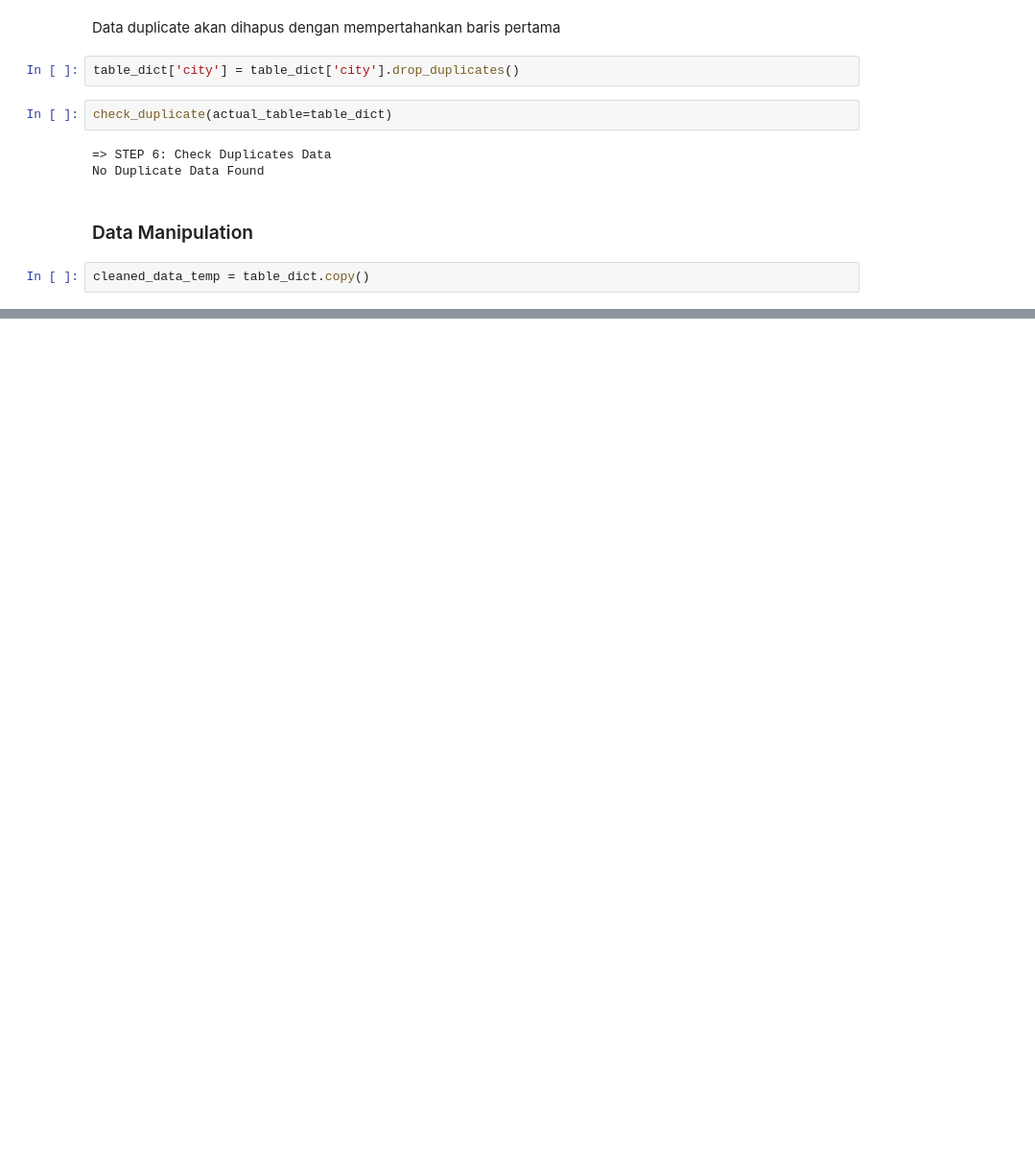
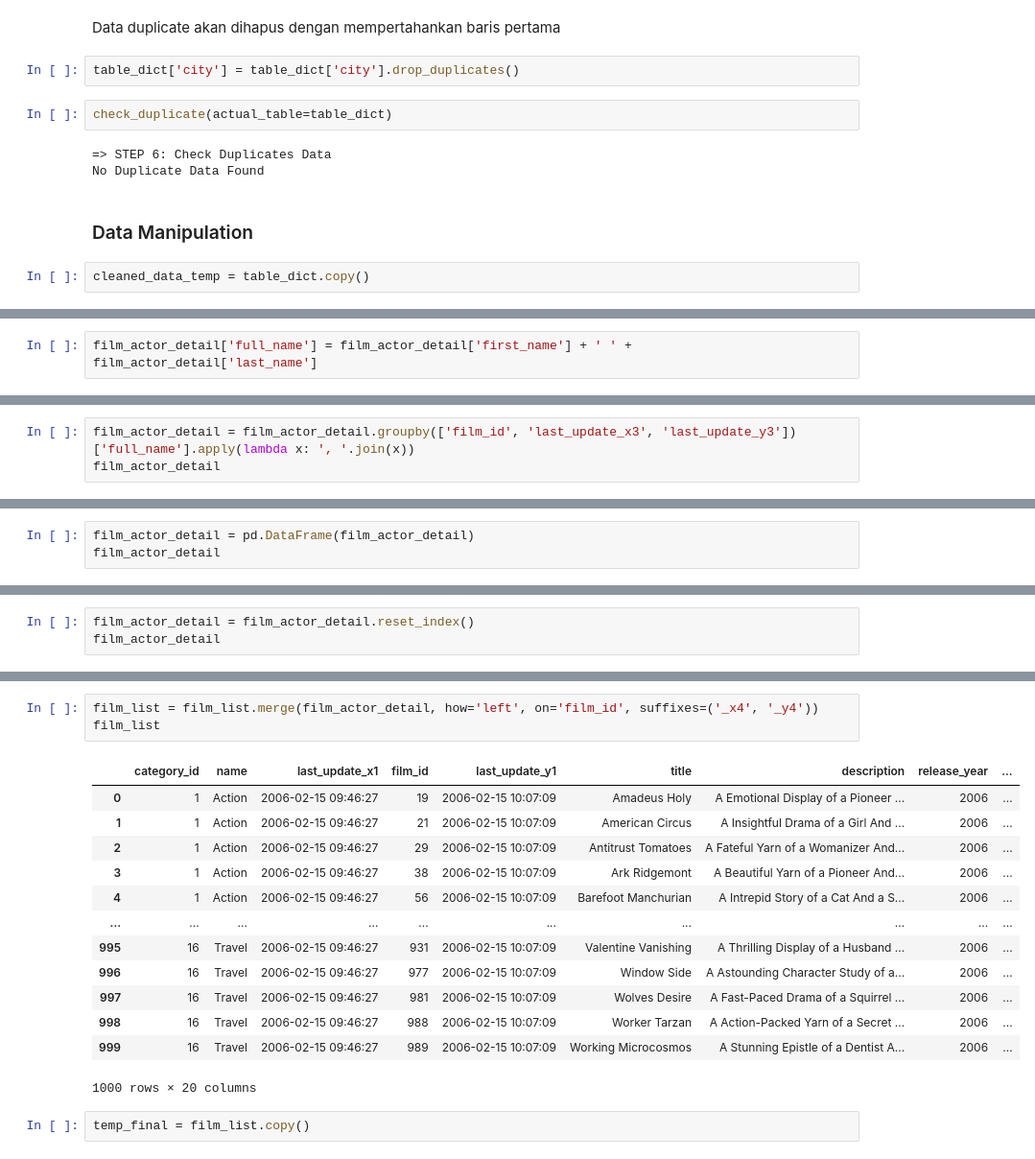
Before and after one commit to naufalqii16/ETL-dvd-rental, a Jupyter notebook: explore.ipynb, the cells around one changed output, grey strips where cells are left out. Shown at 96% size. Cells and saved outputs as stored; diff of their text form; blank space fills up the shorter version.

```diff
--- a/explore.ipynb
+++ b/explore.ipynb
@@ -770,0 +903,2 @@ cleaned_data_temp = table_dict.copy()
+# %%
+film_actor_detail['full_name'] = film_actor_detail['first_name'] + ' ' + film_actor_detail['last_name']
@@ -770,0 +920,3 @@ cleaned_data_temp = table_dict.copy()
+# %%
+film_actor_detail = film_actor_detail.groupby(['film_id', 'last_update_x3', 'last_update_y3'])['full_name'].apply(lambda x: ', '.join(x))
+film_actor_detail
@@ -770,0 +937,3 @@ cleaned_data_temp = table_dict.copy()
+# %%
+film_actor_detail = pd.DataFrame(film_actor_detail)
+film_actor_detail
@@ -770,0 +955,3 @@ cleaned_data_temp = table_dict.copy()
+# %%
+film_actor_detail = film_actor_detail.reset_index()
+film_actor_detail
@@ -770,0 +972,19 @@ cleaned_data_temp = table_dict.copy()
+# %%
+film_list = film_list.merge(film_actor_detail, how='left', on='film_id', suffixes=('_x4', '_y4'))
+film_list
+# %% [output]
+|  | category_id | name | last_update_x1 | film_id | last_update_y1 | title | description | release_year | ... |
+| 0 | 1 | Action | 2006-02-15 09:46:27 | 19 | 2006-02-15 10:07:09 | Amadeus Holy | A Emotional Display of a Pioneer ... | 2006 | ... |
+| 1 | 1 | Action | 2006-02-15 09:46:27 | 21 | 2006-02-15 10:07:09 | American Circus | A Insightful Drama of a Girl And ... | 2006 | ... |
+| 2 | 1 | Action | 2006-02-15 09:46:27 | 29 | 2006-02-15 10:07:09 | Antitrust Tomatoes | A Fateful Yarn of a Womanizer And... | 2006 | ... |
+| 3 | 1 | Action | 2006-02-15 09:46:27 | 38 | 2006-02-15 10:07:09 | Ark Ridgemont | A Beautiful Yarn of a Pioneer And... | 2006 | ... |
+| 4 | 1 | Action | 2006-02-15 09:46:27 | 56 | 2006-02-15 10:07:09 | Barefoot Manchurian | A Intrepid Story of a Cat And a S... | 2006 | ... |
+| ... | ... | ... | ... | ... | ... | ... | ... | ... | ... |
+| 995 | 16 | Travel | 2006-02-15 09:46:27 | 931 | 2006-02-15 10:07:09 | Valentine Vanishing | A Thrilling Display of a Husband ... | 2006 | ... |
+| 996 | 16 | Travel | 2006-02-15 09:46:27 | 977 | 2006-02-15 10:07:09 | Window Side | A Astounding Character Study of a... | 2006 | ... |
+| 997 | 16 | Travel | 2006-02-15 09:46:27 | 981 | 2006-02-15 10:07:09 | Wolves Desire | A Fast-Paced Drama of a Squirrel ... | 2006 | ... |
+| 998 | 16 | Travel | 2006-02-15 09:46:27 | 988 | 2006-02-15 10:07:09 | Worker Tarzan | A Action-Packed Yarn of a Secret ... | 2006 | ... |
+| 999 | 16 | Travel | 2006-02-15 09:46:27 | 989 | 2006-02-15 10:07:09 | Working Microcosmos | A Stunning Epistle of a Dentist A... | 2006 | ... |
+1000 rows × 20 columns
+# %%
+temp_final = film_list.copy()
```
Also changed, not shown: parts of 19 cells of this notebook.
